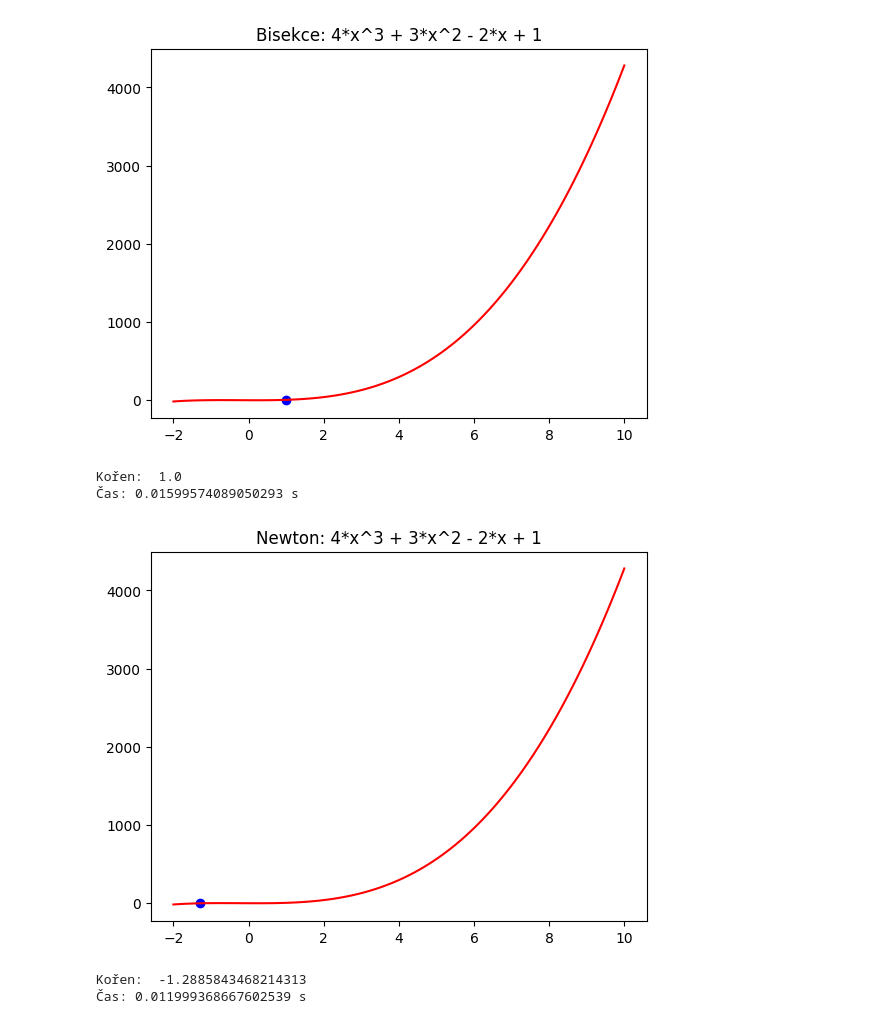
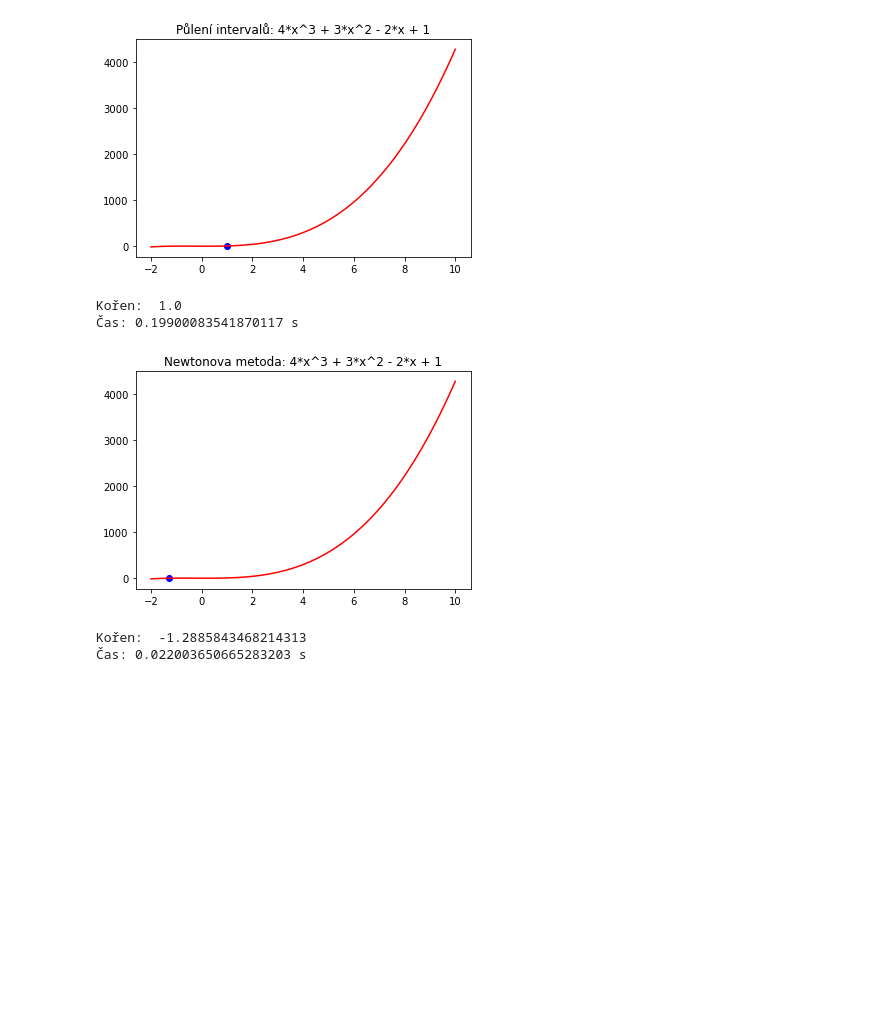
Before and after one commit to TomPribil/MSW, a Jupyter notebook: cv. 5.ipynb, the cells around one changed output. Drawn from its saved outputs; the diff is of its cells as text; code cells hidden in the pictures; blank space fills up the shorter version.

```diff
--- a/cv. 5.ipynb
+++ b/cv. 5.ipynb
@@ -42,15 +42,15 @@ def plot_result(f, a0, b0, x, title):
 # %%
 a0, b0 = -2, 10
 popisek="4*x^3 + 3*x^2 - 2*x + 1"
-plot_result(f=f1, a0=a0, b0=b0, x=bisekce(f=f1, a0=a0, b0=b0), title="Bisekce: " +popisek)
-plot_result(f=f1, a0=a0, b0=b0, x=newton(f=f1, a0=a0, b0=b0), title="Newton: "+popisek)
+plot_result(f=f1, a0=a0, b0=b0, x=bisekce(f=f1, a0=a0, b0=b0), title="Půlení intervalů: " +popisek)
+plot_result(f=f1, a0=a0, b0=b0, x=newton(f=f1, a0=a0, b0=b0), title="Newtonova metoda: "+popisek)
 # %% [output]
-[figure, old version]
+[figure, new version]
 Kořen:  1.0
-Čas: 0.01599574089050293 s
+Čas: 0.19900083541870117 s
-[figure, old version]
+[figure, new version]
 Kořen:  -1.2885843468214313
-Čas: 0.011999368667602539 s
+Čas: 0.022003650665283203 s
 # %%
 # Pro funkci 2
 popisek = "3*sin(2*x-1)"
```
Also changed, not shown: parts of 2 cells of this notebook.
